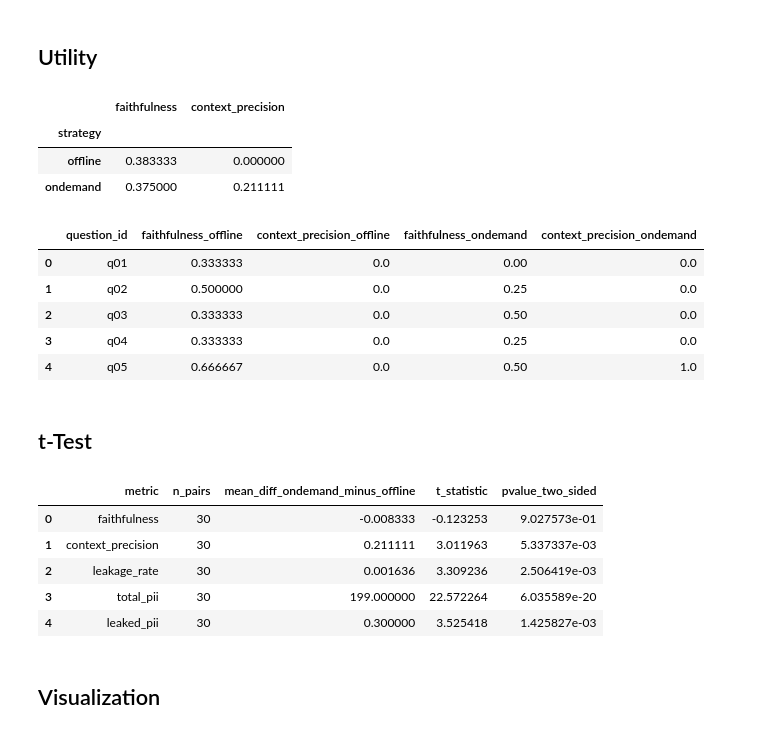
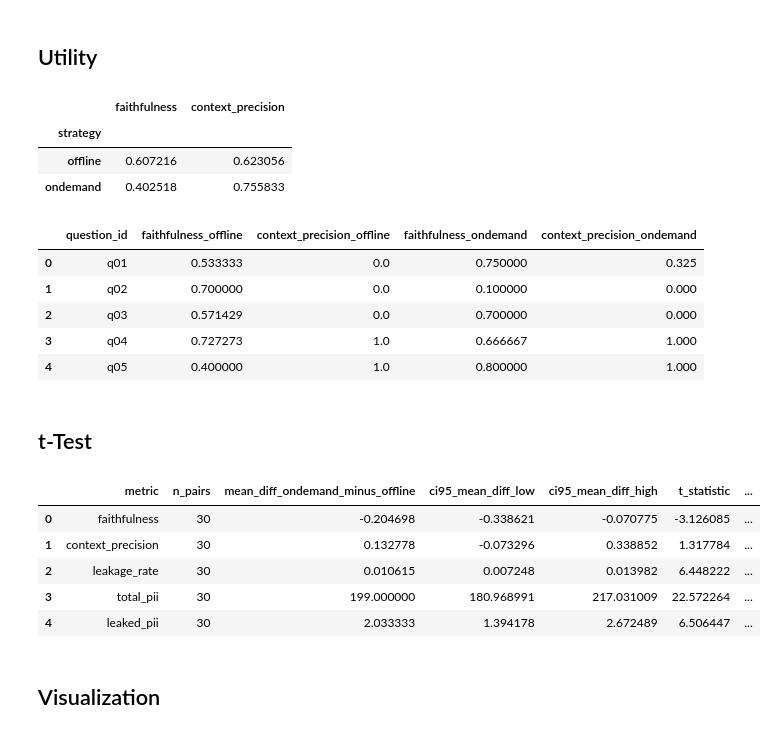
Before and after one commit to matheusfbosa/rag-anonymous-metrics, a Jupyter notebook: notebooks/privacy_utility.ipynb, the cells around one changed output. Drawn from its saved outputs; the diff is of its cells as text; code cells hidden in the pictures.

```diff
--- a/notebooks/privacy_utility.ipynb
+++ b/notebooks/privacy_utility.ipynb
@@ -22,7 +22,7 @@ STRATEGY_ONDEMAND = "ondemand"
 
 
 # TODO: Update path for evaluation
-RUN_FOLDER = "20260519_074906"
+RUN_FOLDER = "20260518_091630"
 print("Evaluation run folder:", RUN_FOLDER)
 
 _cwd = Path.cwd().resolve()
@@ -97,55 +97,59 @@ display(paired_utility.head())
 # %% [output]
 |  | faithfulness | context_precision |
 | strategy |  |  |
-| offline | 0.383333 | 0.000000 |
-| ondemand | 0.375000 | 0.211111 |
+| offline | 0.607216 | 0.623056 |
+| ondemand | 0.402518 | 0.755833 |
 |  | question_id | faithfulness_offline | context_precision_offline | faithfulness_ondemand | context_precision_ondemand |
-| 0 | q01 | 0.333333 | 0.0 | 0.00 | 0.0 |
-| 1 | q02 | 0.500000 | 0.0 | 0.25 | 0.0 |
-| 2 | q03 | 0.333333 | 0.0 | 0.50 | 0.0 |
-| 3 | q04 | 0.333333 | 0.0 | 0.25 | 0.0 |
-| 4 | q05 | 0.666667 | 0.0 | 0.50 | 1.0 |
+| 0 | q01 | 0.533333 | 0.0 | 0.750000 | 0.325 |
+| 1 | q02 | 0.700000 | 0.0 | 0.100000 | 0.000 |
+| 2 | q03 | 0.571429 | 0.0 | 0.700000 | 0.000 |
+| 3 | q04 | 0.727273 | 1.0 | 0.666667 | 1.000 |
+| 4 | q05 | 0.400000 | 1.0 | 0.800000 | 1.000 |
 # %% [markdown]
 ## t-Test
 # %%
 from statsmodels.stats.weightstats import DescrStatsW
 
 
 def paired_diffs(paired_df, col):
     off = pd.to_numeric(paired_df[f"{col}_offline"], errors="coerce")
     ond = pd.to_numeric(paired_df[f"{col}_ondemand"], errors="coerce")
     sub = pd.DataFrame({"off": off, "ond": ond}).dropna()
     return sub["ond"].astype("float64") - sub["off"].astype("float64")
 
-def paired_t_sm(diffs):
+def paired_t_sm(diffs, mean=0, alpha=0.05):
     d = diffs.astype("float64").to_numpy()
     assert d.size >= 2, "Need at least two valid pairs"
-    t_stat, p_two, _df = DescrStatsW(d).ttest_mean(0)
-    return float(t_stat), float(p_two), int(d.size)
+    ds = DescrStatsW(d)
+    t_stat, p_two, _df = ds.ttest_mean(mean)
+    ci_lo, ci_hi = ds.tconfint_mean(alpha)
+    return float(t_stat), float(p_two), int(d.size), float(ci_lo), float(ci_hi)
 
 
 sm_rows = []
 for col in METRIC_COLUMNS:
     d = paired_diffs(paired, col)
-    t_stat, p_two, n = paired_t_sm(d)
+    t_stat, p_two, n, ci_lo, ci_hi = paired_t_sm(d)
     sm_rows.append(
         {
             "metric": col,
             "n_pairs": n,
             "mean_diff_ondemand_minus_offline": float(d.mean()),
+            "ci95_mean_diff_low": ci_lo,
+            "ci95_mean_diff_high": ci_hi,
             "t_statistic": t_stat,
             "pvalue_two_sided": p_two,
         }
     )
 sm_table = pd.DataFrame(sm_rows)
 display(sm_table)
 # %% [output]
-|  | metric | n_pairs | mean_diff_ondemand_minus_offline | t_statistic | pvalue_two_sided |
-| 0 | faithfulness | 30 | -0.008333 | -0.123253 | 9.027573e-01 |
-| 1 | context_precision | 30 | 0.211111 | 3.011963 | 5.337337e-03 |
-| 2 | leakage_rate | 30 | 0.001636 | 3.309236 | 2.506419e-03 |
-| 3 | total_pii | 30 | 199.000000 | 22.572264 | 6.035589e-20 |
-| 4 | leaked_pii | 30 | 0.300000 | 3.525418 | 1.425827e-03 |
+|  | metric | n_pairs | mean_diff_ondemand_minus_offline | ci95_mean_diff_low | ci95_mean_diff_high | t_statistic | ... |
+| 0 | faithfulness | 30 | -0.204698 | -0.338621 | -0.070775 | -3.126085 | ... |
+| 1 | context_precision | 30 | 0.132778 | -0.073296 | 0.338852 | 1.317784 | ... |
+| 2 | leakage_rate | 30 | 0.010615 | 0.007248 | 0.013982 | 6.448222 | ... |
+| 3 | total_pii | 30 | 199.000000 | 180.968991 | 217.031009 | 22.572264 | ... |
+| 4 | leaked_pii | 30 | 2.033333 | 1.394178 | 2.672489 | 6.506447 | ... |
 # %% [markdown]
 ## Visualization
 # %%
```
Also changed, not shown: parts of 3 cells of this notebook.
